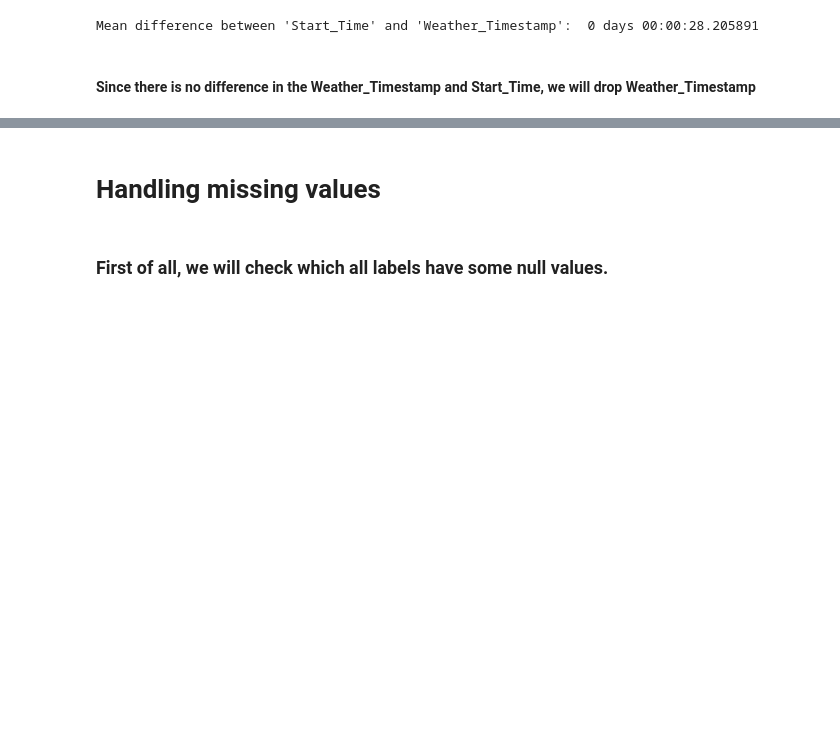
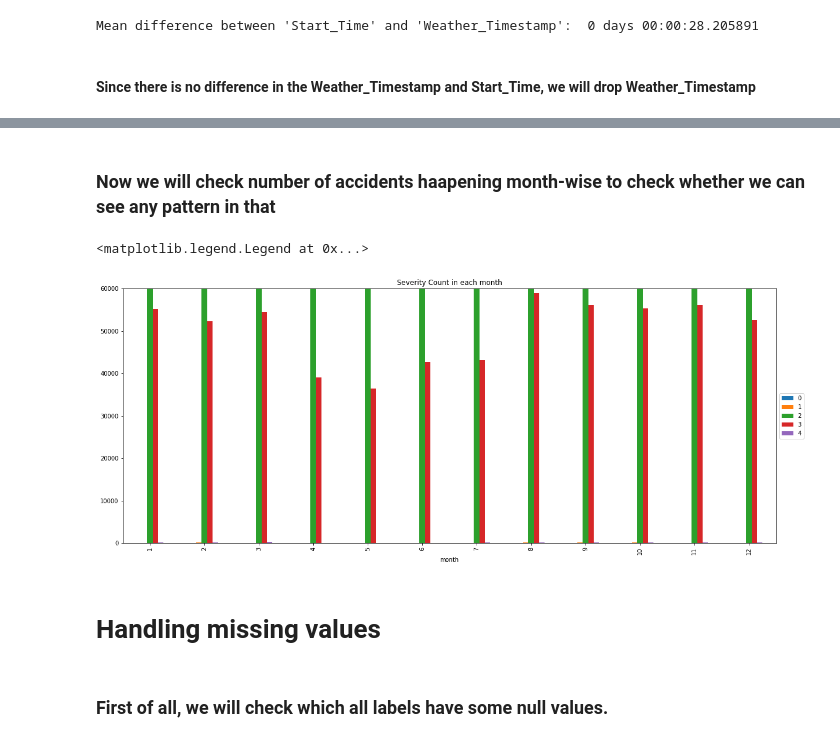
Before and after one commit to rahulmnair1997/US-Accidents-Data-Analysis, a Jupyter notebook: US-accidents.ipynb, the cells around one changed output, grey strips where cells are left out. Cells and saved outputs as stored; diff of their text form; code cells hidden in the pictures; blank space fills up the shorter version.

```diff
--- a/US-accidents.ipynb
+++ b/US-accidents.ipynb
@@ -230,3 +252,13 @@ map_quest['minute'] = map_quest['Start_Time'].dt.minute + (map_quest['Start_Time
+# %% [markdown]
+### Now we will check number of accidents haapening month-wise to check whether we can see any pattern in that
+# %%
+accidents = map_quest.groupby(['month', 'Severity']).size().reset_index().pivot(columns='Severity',
+                                                                      index='month', values=0)
+
+accidents.plot(kind='bar', figsize=(20,8), title='Severity Count in each month', ylim=(0,60000)).legend(loc='center left',bbox_to_anchor=(1.0, 0.5))
+# %% [output]
+<matplotlib.legend.Legend at 0x...>
+[figure, added]
 # %% [markdown]
 # Handling missing values
 # %% [markdown]
```
Also changed, not shown: parts of 5 cells of this notebook.
